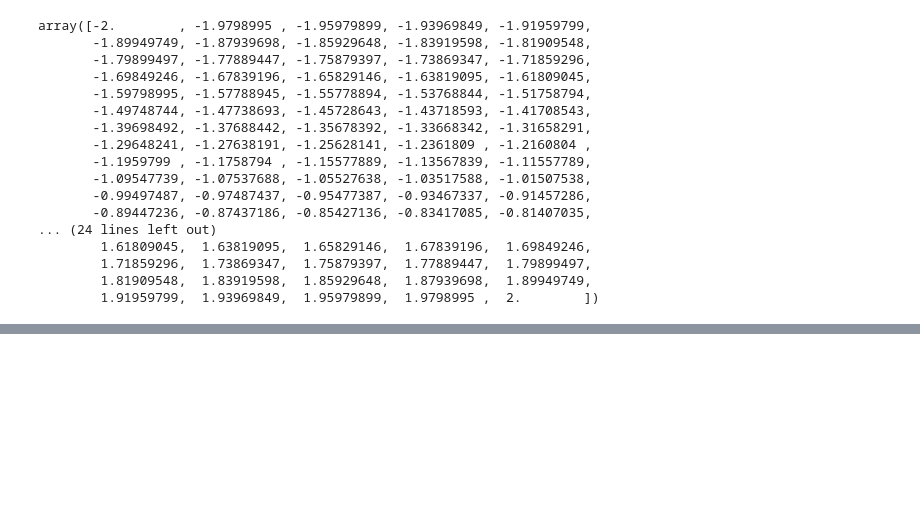
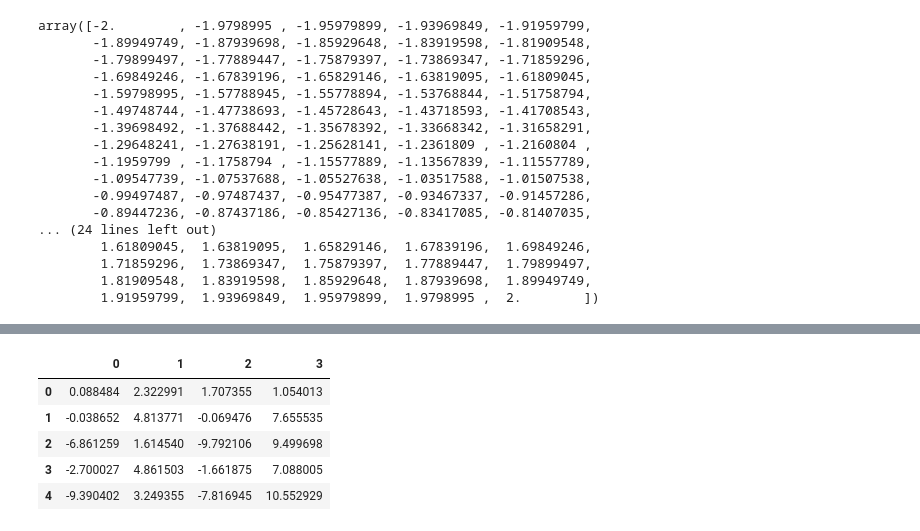
Before and after one commit to Kulekule2003/ML-notebooks, a Jupyter notebook: Supervised learning.ipynb, the cells around one changed output, grey strips where cells are left out. Saved outputs shown, nothing was run; the diff lists cells and outputs as text; code cells hidden in the pictures; blank space fills up the shorter version.

```diff
--- a/Supervised learning.ipynb
+++ b/Supervised learning.ipynb
@@ -206,0 +215,21 @@ plt.show()
+# %%
+#create the dataset
+X_blobs , y_blobs = make_blobs(n_samples = 100,
+                              n_features = 4,
+                              centers = 8,
+                              random_state=0)
+
+#split the dataset
+X_train, X_test, y_train, y_test = train_test_split(X_blobs,
+                                                    y_blobs,
+                                                    train_size = 0.7,
+                                                    random_state = 0)
+
+pd.DataFrame(X_blobs).head()
+# %% [output]
+|  | 0 | 1 | 2 | 3 |
+| 0 | 0.088484 | 2.322991 | 1.707355 | 1.054013 |
+| 1 | -0.038652 | 4.813771 | -0.069476 | 7.655535 |
+| 2 | -6.861259 | 1.614540 | -9.792106 | 9.499698 |
+| 3 | -2.700027 | 4.861503 | -1.661875 | 7.088005 |
+| 4 | -9.390402 | 3.249355 | -7.816945 | 10.552929 |
```
Also changed, not shown: parts of 9 cells of this notebook.
